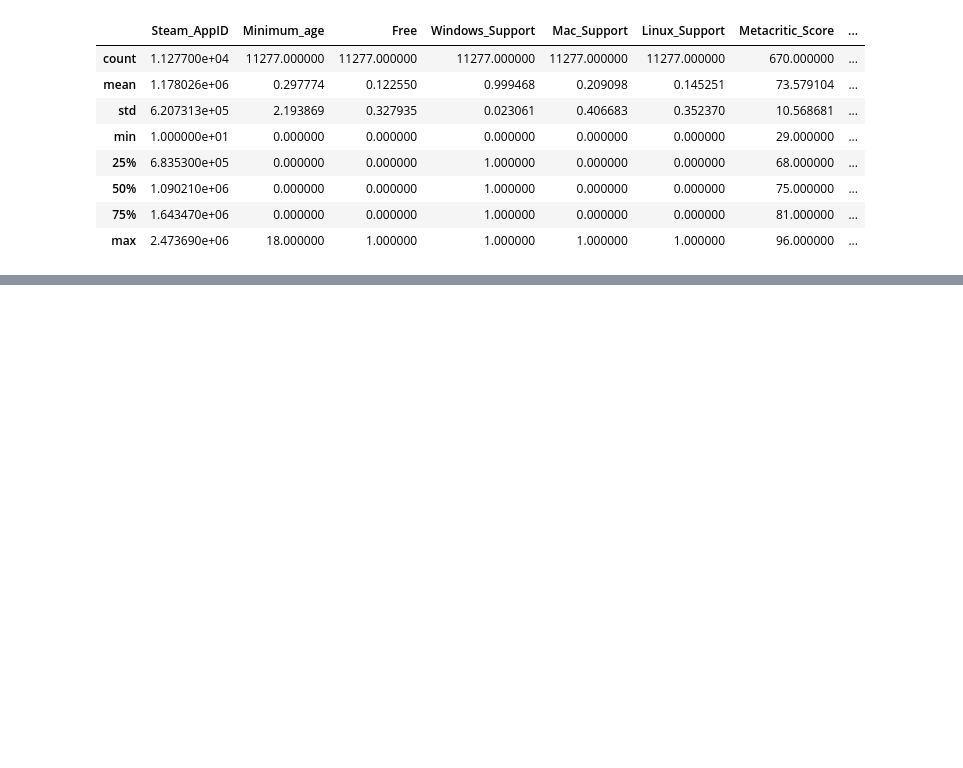
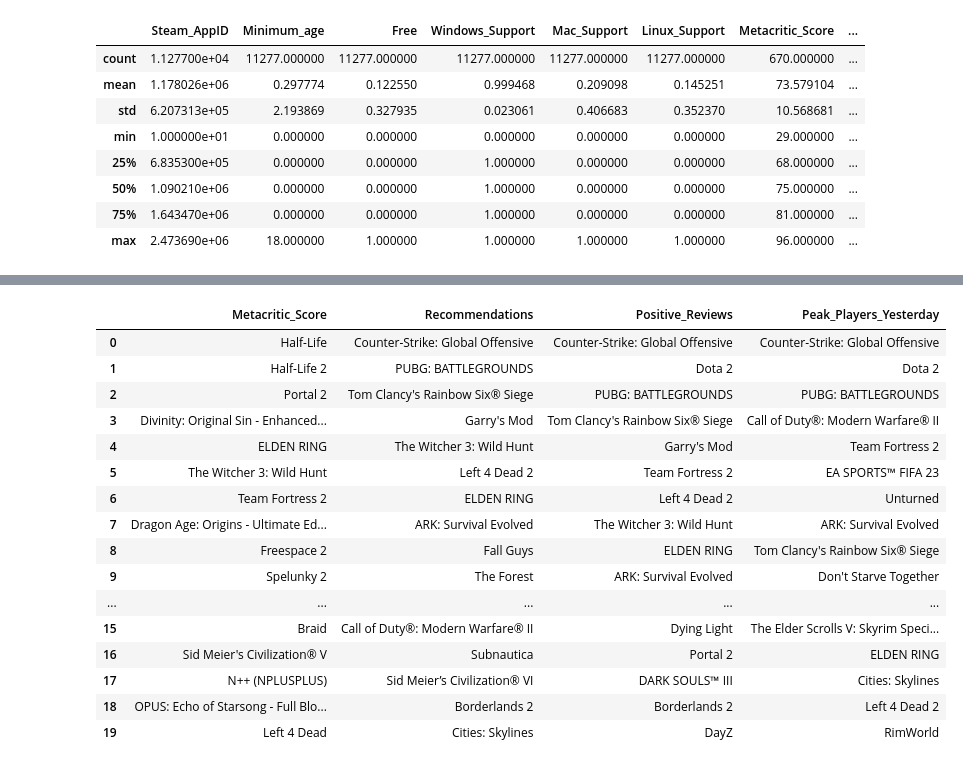
Before and after one commit to marxio09dio/Steam-Games, a Jupyter notebook: 04_data_exploration.ipynb, the cells around one changed output, grey strips where cells are left out. Saved outputs shown, nothing was run; the diff lists cells and outputs as text; code cells hidden in the pictures; blank space fills up the shorter version.

```diff
--- a/04_data_exploration.ipynb
+++ b/04_data_exploration.ipynb
@@ -90,0 +54,36 @@ Name: Positive_Reviews, dtype: int64
+# %%
+# See what are the Top 20 games
+top10_metacritic_score = df_steam['Metacritic_Score'].nlargest(20).index
+top10_recommendations = df_steam['Recommendations'].nlargest(20).index
+top10_positive_reviews = df_steam['Positive_Reviews'].nlargest(20).index
+top10_peak_players_yesterday = df_steam['Peak_Players_Yesterday'].nlargest(20).index
+
+# Combine the indices from all four variables into a single DataFrame
+top10_games = pd.DataFrame({
+    'Metacritic_Score': top10_metacritic_score,
+    'Recommendations': top10_recommendations,
+    'Positive_Reviews': top10_positive_reviews,
+    'Peak_Players_Yesterday': top10_peak_players_yesterday
+})
+
+# Find the unique games from the combined top 20 lists
+unique_games = top10_games.drop_duplicates()
+unique_games
+# %% [output]
+|  | Metacritic_Score | Recommendations | Positive_Reviews | Peak_Players_Yesterday |
+| 0 | Half-Life | Counter-Strike: Global Offensive | Counter-Strike: Global Offensive | Counter-Strike: Global Offensive |
+| 1 | Half-Life 2 | PUBG: BATTLEGROUNDS | Dota 2 | Dota 2 |
+| 2 | Portal 2 | Tom Clancy's Rainbow Six® Siege | PUBG: BATTLEGROUNDS | PUBG: BATTLEGROUNDS |
+| 3 | Divinity: Original Sin - Enhanced... | Garry's Mod | Tom Clancy's Rainbow Six® Siege | Call of Duty®: Modern Warfare® II |
+| 4 | ELDEN RING | The Witcher 3: Wild Hunt | Garry's Mod | Team Fortress 2 |
+| 5 | The Witcher 3: Wild Hunt | Left 4 Dead 2 | Team Fortress 2 | EA SPORTS™ FIFA 23 |
+| 6 | Team Fortress 2 | ELDEN RING | Left 4 Dead 2 | Unturned |
+| 7 | Dragon Age: Origins - Ultimate Ed... | ARK: Survival Evolved | The Witcher 3: Wild Hunt | ARK: Survival Evolved |
+| 8 | Freespace 2 | Fall Guys | ELDEN RING | Tom Clancy's Rainbow Six® Siege |
+| 9 | Spelunky 2 | The Forest | ARK: Survival Evolved | Don't Starve Together |
+| ... | ... | ... | ... | ... |
+| 15 | Braid | Call of Duty®: Modern Warfare® II | Dying Light | The Elder Scrolls V: Skyrim Speci... |
+| 16 | Sid Meier's Civilization® V | Subnautica | Portal 2 | ELDEN RING |
+| 17 | N++ (NPLUSPLUS) | Sid Meier’s Civilization® VI | DARK SOULS™ III | Cities: Skylines |
+| 18 | OPUS: Echo of Starsong - Full Blo... | Borderlands 2 | Borderlands 2 | Left 4 Dead 2 |
+| 19 | Left 4 Dead | Cities: Skylines | DayZ | RimWorld |
```
Also changed, not shown: parts of 9 cells of this notebook.
